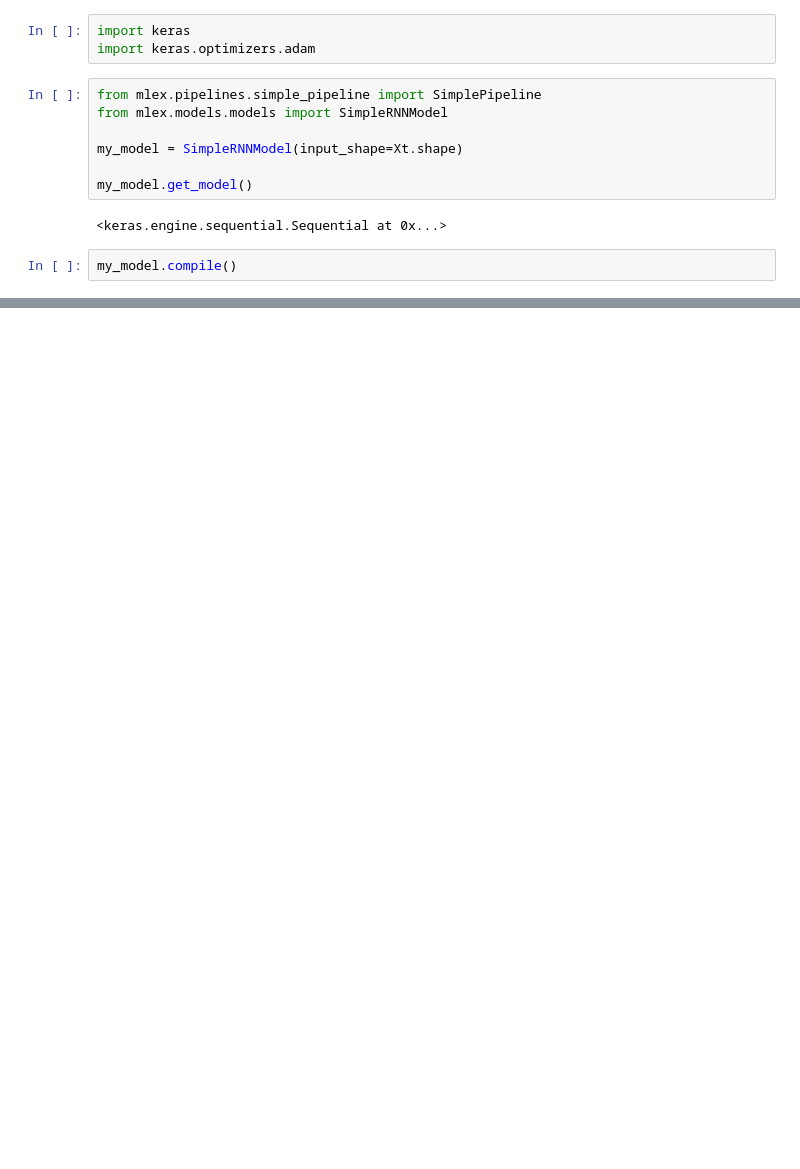
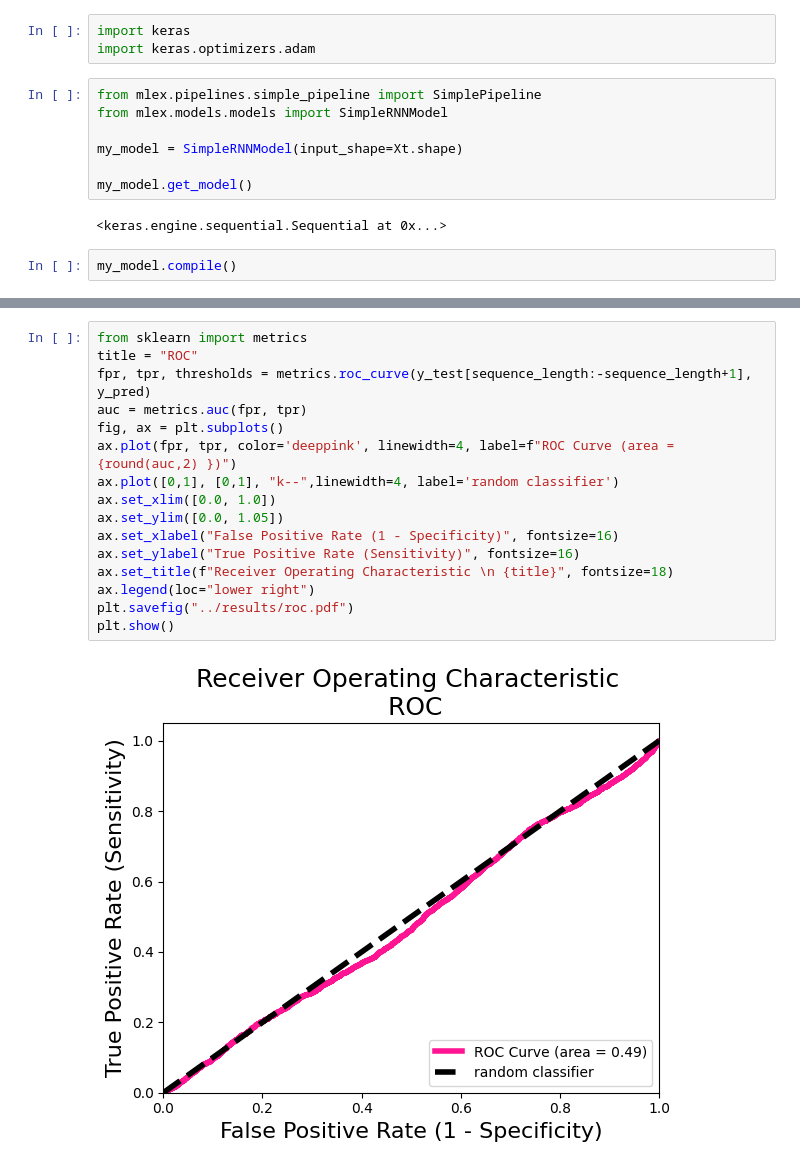
Before and after one commit to diegompin/es4ml, a Jupyter notebook: notebooks/pipeline.ipynb, the cells around one changed output, grey strips where cells are left out. Drawn from its saved outputs; the diff is of its cells as text; blank space fills up the shorter version.

```diff
--- a/notebooks/pipeline.ipynb
+++ b/notebooks/pipeline.ipynb
@@ -167,0 +187,18 @@ np.quantile(y_pred, 0.95)
+# %%
+from sklearn import metrics
+title = "ROC"
+fpr, tpr, thresholds = metrics.roc_curve(y_test[sequence_length:-sequence_length+1], y_pred)
+auc = metrics.auc(fpr, tpr)
+fig, ax = plt.subplots()
+ax.plot(fpr, tpr, color='deeppink', linewidth=4, label=f"ROC Curve (area = {round(auc,2) })")
+ax.plot([0,1], [0,1], "k--",linewidth=4, label='random classifier')
+ax.set_xlim([0.0, 1.0])
+ax.set_ylim([0.0, 1.05])
+ax.set_xlabel("False Positive Rate (1 - Specificity)", fontsize=16)
+ax.set_ylabel("True Positive Rate (Sensitivity)", fontsize=16)
+ax.set_title(f"Receiver Operating Characteristic \n {title}", fontsize=18)
+ax.legend(loc="lower right")
+plt.savefig("../results/roc.pdf")
+plt.show()
+# %% [output]
+[figure, added]
```
Also changed, not shown: parts of 9 cells of this notebook, 3 other files.
